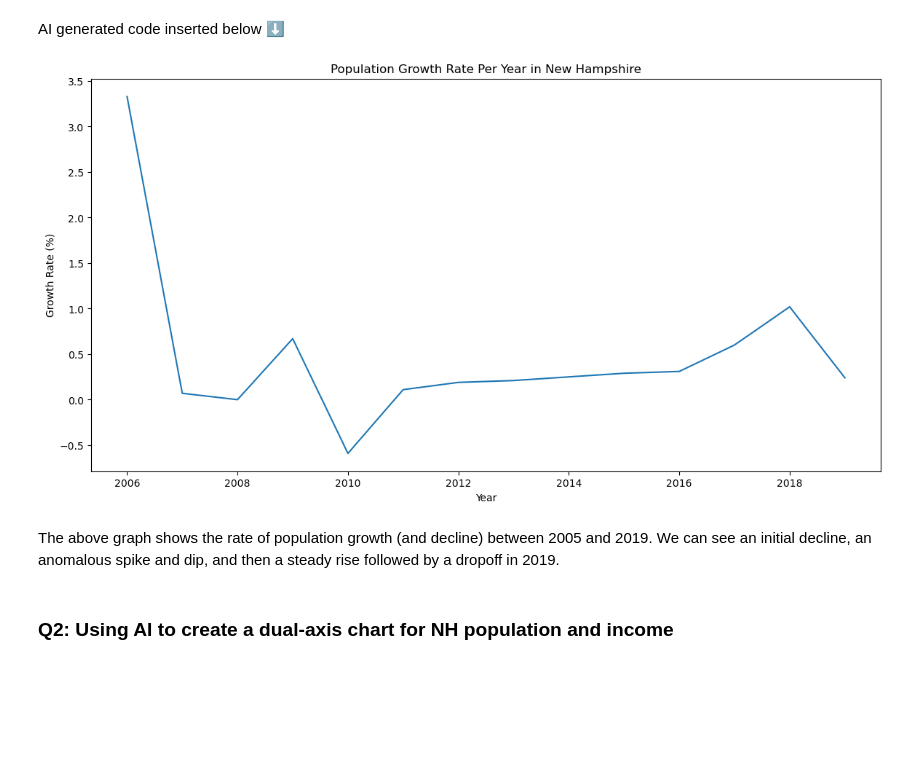
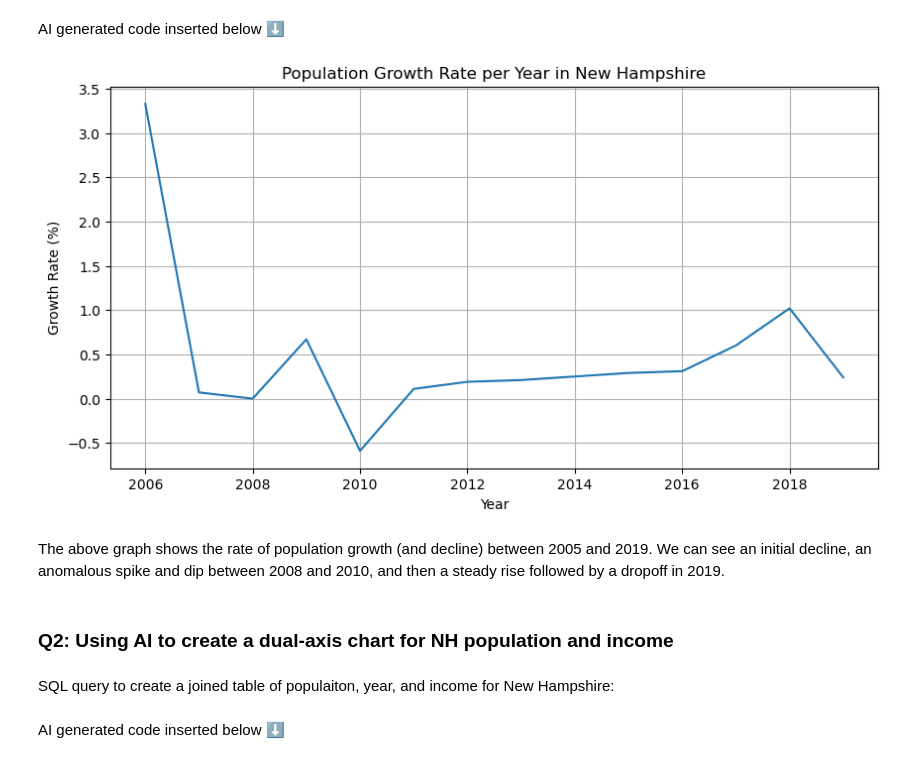
Before and after one commit to Harrell-44TIS/IA-340, a Jupyter notebook: lab6.ipynb, the cells around one changed output. Drawn from its saved outputs; the diff is of its cells as text; code cells hidden in the pictures; blank space fills up the shorter version.

```diff
--- a/lab6.ipynb
+++ b/lab6.ipynb
@@ -118,36 +141,31 @@ include the state name in the title
 # %% [output]
 AI generated code inserted below ⬇️
-# %%
-import matplotlib.pyplot as plt
-
-# Define the SQL command
-query = """
-SELECT
-    p.year,
-    p.pop AS population,
-    ROUND(
-        100.0 * (p.pop - LAG(p.pop) OVER (ORDER BY p.year)) / LAG(p.pop) OVER (ORDER BY p.year),
-        2
-    ) AS growth_rate_percent
-FROM population p
-JOIN name n ON p.fips = n.fips
-WHERE n.name = 'New Hampshire'
-ORDER BY p.year;
-"""
-
-# Use pandas to directly turn SQL query into dataframe
-df = pd.read_sql(query, conn)
-
-# Plotting the data
-plt.figure(figsize=(14,7))
-plt.plot(df['year'], df['growth_rate_percent'])
-plt.title("Population Growth Rate Per Year in New Hampshire")
-plt.xlabel("Year")
-plt.ylabel("Growth Rate (%)")
-plt.show()
-# %% [output]
-[figure, removed]
+# %%
+import matplotlib.pyplot as plt
+import pandas as pd
+
+# execute the SQL query
+cur.execute(query)
+
+# fetch all rows from cursor
+data = cur.fetchall()
+
+# convert data to pandas DataFrame
+df = pd.DataFrame(data, columns=['year', 'population', 'growth_rate_percent'])
+
+# Plotting
+plt.figure(figsize=[10,5])
+plt.plot(df['year'], df['growth_rate_percent'])
+plt.title('Population Growth Rate per Year in New Hampshire')
+plt.xlabel('Year')
+plt.ylabel('Growth Rate (%)')
+plt.grid()
+plt.show()
+# %% [output]
+[figure, added]
 # %% [markdown]
-The above graph shows the rate of population growth (and decline) between 2005 and 2019. We can see an initial decline, an anomalous spike and dip, and then a steady rise followed by a dropoff in 2019.
+The above graph shows the rate of population growth (and decline) between 2005 and 2019. We can see an initial decline, an anomalous spike and dip between 2008 and 2010, and then a steady rise followed by a dropoff in 2019.
 # %% [markdown]
 ### Q2: Using AI to create a dual-axis chart for NH population and income
+# %% [markdown]
+SQL query to create a joined table of populaiton, year, and income for New Hampshire:
@@ -153,0 +187,9 @@ The above graph shows the rate of population growth (and decline) between 2005 a
+# %%
+%%ai gpt4 -f code
+using the query from {In[14]} (DO NOT REDEFINE THE QUERY) and the connection information from {In[2]}, create a dual axis chart.
+X-axis = year
+Left Y-axis = population (line)
+Right Y-axis = median household income (different color)
+include the State Name (New Hampshire) in the title, and do not close the connection.
+# %% [output]
+AI generated code inserted below ⬇️
```
Also changed, not shown: parts of 13 cells of this notebook.
